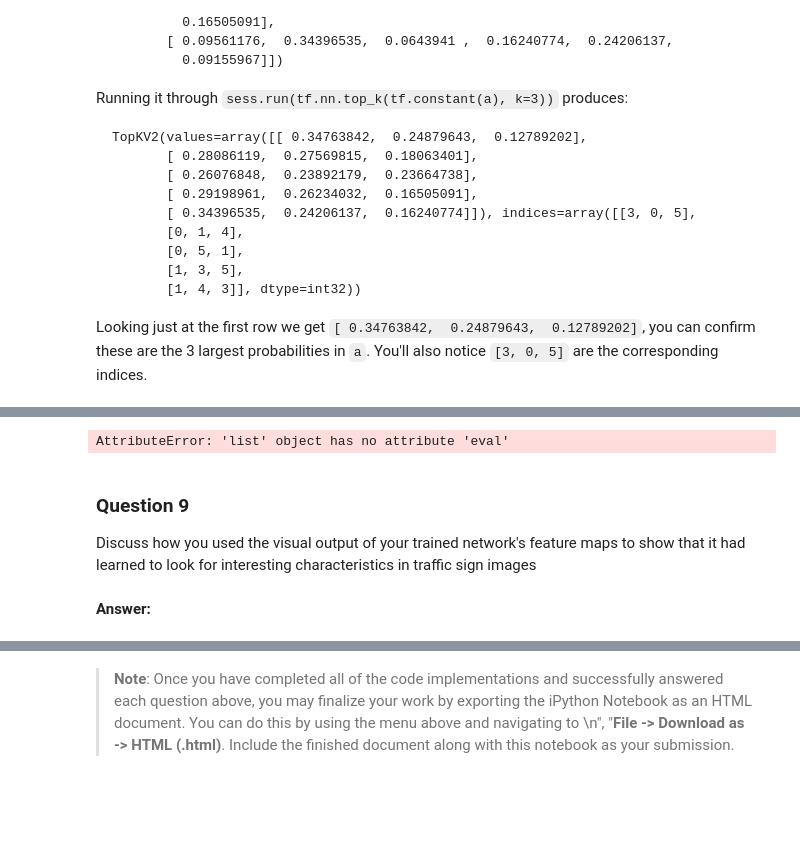
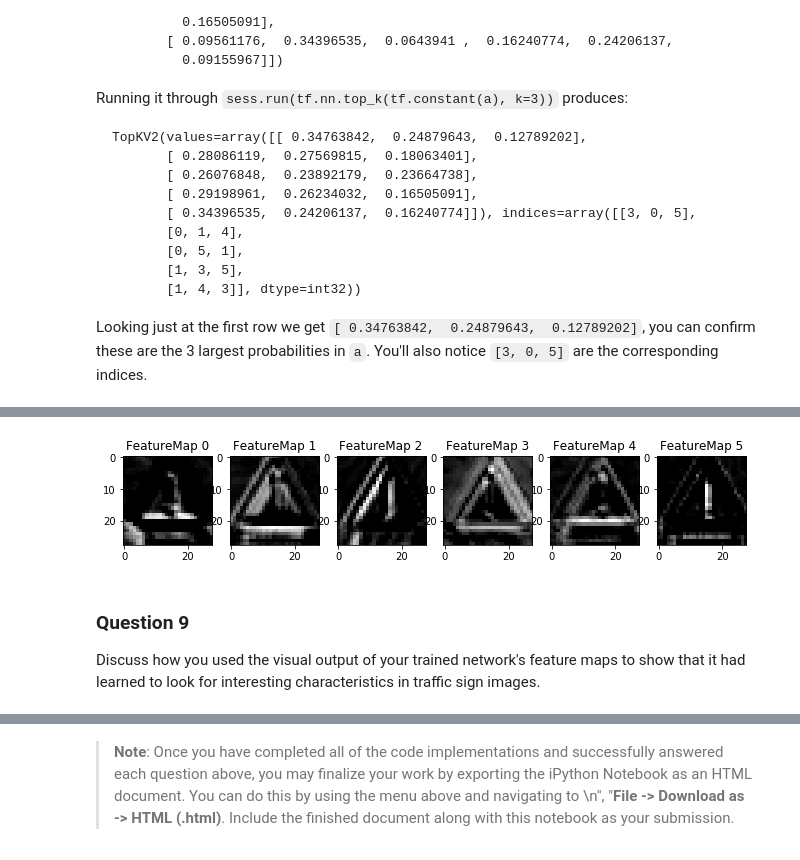
Before and after one commit to boxmein/CarND-Traffic-Sign-Classifier-Project, a Jupyter notebook: Traffic_Sign_Classifier.ipynb, the cells around one changed output, grey strips where cells are left out. Cells and saved outputs as stored; diff of their text form; code cells hidden in the pictures; blank space fills up the shorter version.

Commit message:
Initial writeup progress. Got upto the point of describing the graph.

```diff
--- a/Traffic_Sign_Classifier.ipynb
+++ b/Traffic_Sign_Classifier.ipynb
@@ -189,9 +191,6 @@ color_jitter = ColorJitterAug(0.5, 0.5, 0.5)
 X_train = (X_train_original - 128.0) / 128.0
 X_valid = (X_valid_original - 128.0) / 128.0
 X_test  = (X_test_original - 128.0) / 128.0
-
-X_train_colored = np.array(X_train_colored)
-y_train_colored = np.array(y_train_colored)
 
 y_train_onehot = np.zeros(shape=(len(y_train_original), n_classes))
 y_train_onehot[np.arange(len(y_train_original)), y_train_original] = 1
@@ -211,6 +210,7 @@ AUGS_PER_IMAGE = 7
 # Generate luma-augmented training data
 X_train_colored = []
 y_train_colored = []
+
 for idx in range(X_train.shape[0]):
     image = X_train[idx]
     signtype = y_train[idx]
@@ -404,16 +402,10 @@ from sklearn.utils import shuffle
 import time
 import os
 
-learning_rate = 0.0001
-epochs = 20
-batch_size = 128
+learning_rate = 0.001
+epochs = 40
+batch_size = 512
 
-
-# Placeholders
-x = tf.placeholder(tf.float32, (None, 32, 32, 3), name="x")
-y = tf.placeholder(tf.int32, (None), name="y")
-
-logits = traffic_sign_classifier(x)
 cross_entropy = tf.nn.softmax_cross_entropy_with_logits(logits, y, name="cross_entropy")
 loss_operation = tf.reduce_mean(cross_entropy, name="loss_operation")
 optimizer = tf.train.AdamOptimizer(learning_rate=learning_rate, name="optimizer")
@@ -461,25 +453,8 @@ with tf.Session() as sess:
         validation_accuracy = evaluate(X_valid, y_valid)
         print("{}\t{:.3f}\t{:.3f}\t{:.3f}".format(i+1, validation_accuracy, max(losses), end_time - start_time))
 
-    tf.add_to_collection('training_operation', training_operation)
     tf.add_to_collection("classifier", classifier)
     saved_checkpoint_name = saver.save(sess, '/output/TRAFFIC_SIGN_CLASSIFIER')
     print("Model saved in /output/: ", ",".join(os.listdir("/output/")))
-
-    print("Running random sample test in same session")
-
-    r = random.randrange(len(X_test))
-
-    result = sess.run(classifier, { x: [X_test[r]], keep_prob: 1 })
-    plt.imshow((X_test[r] + 1)/2.)
-
-    print("Correct is ", np.where(y_test[r] > 0))
-    values, indices = tf.nn.top_k(result, 5)
-
-    probs = sess.run(values)
-    predictions = sess.run(indices)
-
-    for i in range(predictions.shape[1]):
-        print(predictions[0, i], probs[0, i])
 # %% [output]
 EPOCH   ACC     LOSS    TIME
@@ -684,44 +658,37 @@ For an example of what feature map outputs look like, check out NVIDIA's results
 
 # image_input: the test image being fed into the network to produce the feature maps
 # tf_activation: should be a tf variable name used during your training procedure that represents the calculated state of a specific weight layer
 # activation_min/max: can be used to view the activation contrast in more detail, by default matplot sets min and max to the actual min and max values of the output
 # plt_num: used to plot out multiple different weight feature map sets on the same block, just extend the plt number for each new feature map entry
 
 def outputFeatureMap(sess, image_input, x, tf_activation, activation_min=-1, activation_max=-1 ,plt_num=1):
     # Here make sure to preprocess your image_input in a way your network expects
     # with size, normalization, ect if needed
     # image_input =
     # Note: x should be the same name as your network's tensorflow data placeholder variable
     # If you get an error tf_activation is not defined it maybe having trouble accessing the variable from inside a function
-    activation = tf_activation.eval(session=sess,feed_dict={x : image_input})
+    activation = tf_activation.eval(session=sess,feed_dict={x : [image_input]})
     featuremaps = activation.shape[3]
     plt.figure(plt_num, figsize=(15,15))
     for featuremap in range(featuremaps):
         plt.subplot(6,8, featuremap+1) # sets the number of feature maps to show on each row and column
         plt.title('FeatureMap ' + str(featuremap)) # displays the feature map number
         if activation_min != -1 & activation_max != -1:
             plt.imshow(activation[0,:,:, featuremap], interpolation="nearest", vmin =activation_min, vmax=activation_max, cmap="gray")
         elif activation_max != -1:
             plt.imshow(activation[0,:,:, featuremap], interpolation="nearest", vmax=activation_max, cmap="gray")
         elif activation_min !=-1:
             plt.imshow(activation[0,:,:, featuremap], interpolation="nearest", vmin=activation_min, cmap="gray")
         else:
             plt.imshow(activation[0,:,:, featuremap], interpolation="nearest", cmap="gray")
 
 with tf.Session() as sess:
     saver2 = tf.train.import_meta_graph('/output/TRAFFIC_SIGN_CLASSIFIER.meta')
     saver2.restore(sess, '/output/TRAFFIC_SIGN_CLASSIFIER')
-    #print("L2 activation node", tf.get_collection("l2_activation"))
-    #print("x", tf.get_collection("x"))
-    #x = tf.get_collection("x")[0]
-    #activation_node = tf.get_collection("l2_activation")[0]
-    for _, img in images:
-        outputFeatureMap(sess, img, x, activation_node)
+    outputFeatureMap(sess, images[2][1], x, l1_activation)
 # %% [output]
-AttributeError: 'list' object has no attribute 'eval'
+[figure, added]
 # %% [markdown]
 ### Question 9
 
-Discuss how you used the visual output of your trained network's feature maps to show that it had learned to look for interesting characteristics in traffic sign images
+Discuss how you used the visual output of your trained network's feature maps to show that it had learned to look for interesting characteristics in traffic sign images.
-# %% [markdown]
-**Answer:**
```
Also changed, not shown: parts of 11 cells of this notebook, 1 other file.
